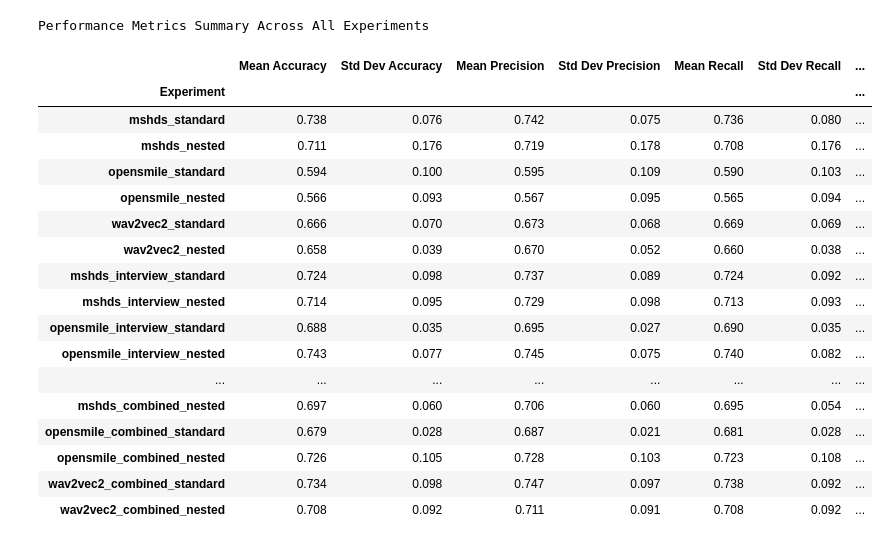
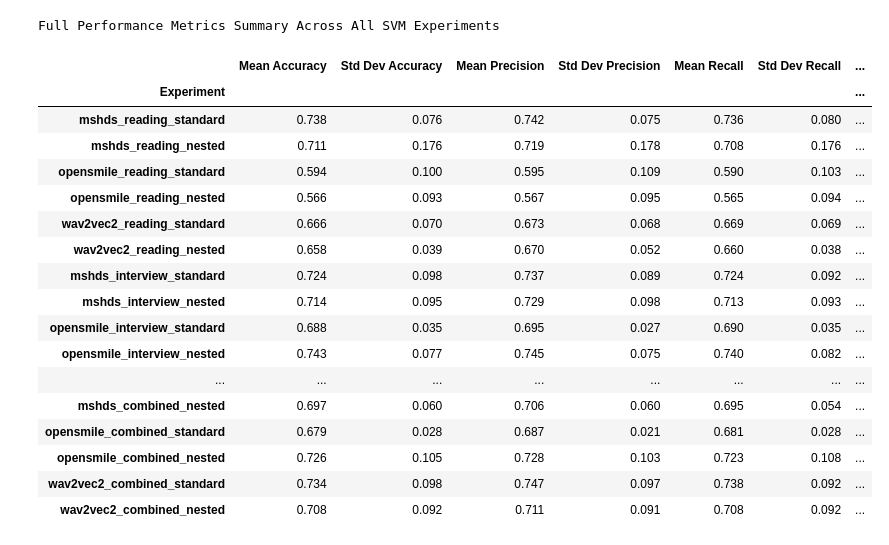
Before and after one commit to ayushpradhan-dev/robust-speech-analysis-framework, a Jupyter notebook: notebooks/03_model_evaluation.ipynb, the cells around one changed output. Cells and saved outputs as stored; diff of their text form; code cells hidden in the pictures.

```diff
--- a/notebooks/03_model_evaluation.ipynb
+++ b/notebooks/03_model_evaluation.ipynb
@@ -178,0 +27,30 @@ Prepared 'wav2vec2' feature set with X shape: (111, 768)
+# %%
+# Load all datasets
+print("--- Loading All Required Data ---")
+
+# Define path to the original raw data to get metadata
+BASE_DATA_PATH = 'E:/Dissertation_Data/Androids-Corpus' # Verify this absolute path
+
+# Define paths to all six processed feature files
+feature_paths = {
+    'mshds_reading': '../data/Processed_Features/features_mshds_reading_task.csv',
+    'opensmile_reading': '../data/Processed_Features/features_opensmile_reading_task.csv',
+    'wav2vec2_reading': '../data/Processed_Features/features_wav2vec2_reading_task.csv',
+    'mshds_interview': '../data/Processed_Features/features_mshds_interview_task_aggregated.csv',
+    'opensmile_interview': '../data/Processed_Features/features_opensmile_interview_task_aggregated.csv',
+    'wav2vec2_interview': '../data/Processed_Features/features_wav2vec2_interview_task_aggregated.csv'
+}
+
+# Load all feature sets into a dictionary
+datasets = {}
+try:
+    for name, path in feature_paths.items():
+        datasets[name] = pd.read_csv(path)
+    print("Successfully loaded all 6 feature sets.")
+except FileNotFoundError as e:
+    print(f"ERROR: A feature file was not found. Please ensure all feature extraction is complete.\n  - {e}")
+
+# Load the original metadata, which is needed for combining features and getting labels
+reading_df, _ = load_androids_corpus(BASE_DATA_PATH, verbose=False)
+participant_metadata = reading_df[['unique_participant_id', 'label', 'fold']].drop_duplicates().reset_index(drop=True)
+print("Successfully loaded participant metadata.")
@@ -234,39 +184,43 @@ Running Nested K-fold...
 # %%
 # Consolidate and Display Final Results Table
 
+# Create a single, comprehensive list of all results from the 18 experiments.
 summary_data = []
 for experiment_name, data in all_results.items():
     results_df = data['results_df']
     summary_data.append({
         'Experiment': experiment_name,
         'Mean Accuracy': results_df['accuracy'].mean(),
         'Std Dev Accuracy': results_df['accuracy'].std(),
         'Mean Precision': results_df['precision'].mean(),
         'Std Dev Precision': results_df['precision'].std(),
         'Mean Recall': results_df['recall'].mean(),
         'Std Dev Recall': results_df['recall'].std(),
         'Mean F1-Score': results_df['f1_score'].mean(),
         'Std Dev F1-Score': results_df['f1_score'].std(),
         'Mean AUC': results_df['auc'].mean(),
         'Std Dev AUC': results_df['auc'].std(),
     })
 
+# Summary DataFrame that all other cells will use.
 summary_df = pd.DataFrame(summary_data).set_index('Experiment')
 
-# Display the summary table with nice formatting
-display(summary_df.style.background_gradient(cmap='viridis', axis=0)
-                      .set_caption("Performance Metrics Summary Across All Experiments")
+# Display the full, styled table for a complete overview of all 18 experiments.
+# This is quite a large table so smaller, separate tables in next cell.
+display(summary_df.style.background_gradient(cmap='viridis', subset=[col for col in summary_df.columns if 'Mean' in col], axis=0)
+                      .background_gradient(cmap='viridis_r', subset=[col for col in summary_df.columns if 'Std Dev' in col], axis=0)
+                      .set_caption("Full Performance Metrics Summary Across All SVM Experiments")
                       .format("{:.3f}"))
 # %% [output]
-Performance Metrics Summary Across All Experiments
+Full Performance Metrics Summary Across All SVM Experiments
 |  | Mean Accuracy | Std Dev Accuracy | Mean Precision | Std Dev Precision | Mean Recall | Std Dev Recall | ... |
 | Experiment |  |  |  |  |  |  | ... |
-| mshds_standard | 0.738 | 0.076 | 0.742 | 0.075 | 0.736 | 0.080 | ... |
-| mshds_nested | 0.711 | 0.176 | 0.719 | 0.178 | 0.708 | 0.176 | ... |
-| opensmile_standard | 0.594 | 0.100 | 0.595 | 0.109 | 0.590 | 0.103 | ... |
-| opensmile_nested | 0.566 | 0.093 | 0.567 | 0.095 | 0.565 | 0.094 | ... |
-| wav2vec2_standard | 0.666 | 0.070 | 0.673 | 0.068 | 0.669 | 0.069 | ... |
-| wav2vec2_nested | 0.658 | 0.039 | 0.670 | 0.052 | 0.660 | 0.038 | ... |
+| mshds_reading_standard | 0.738 | 0.076 | 0.742 | 0.075 | 0.736 | 0.080 | ... |
+| mshds_reading_nested | 0.711 | 0.176 | 0.719 | 0.178 | 0.708 | 0.176 | ... |
+| opensmile_reading_standard | 0.594 | 0.100 | 0.595 | 0.109 | 0.590 | 0.103 | ... |
+| opensmile_reading_nested | 0.566 | 0.093 | 0.567 | 0.095 | 0.565 | 0.094 | ... |
+| wav2vec2_reading_standard | 0.666 | 0.070 | 0.673 | 0.068 | 0.669 | 0.069 | ... |
+| wav2vec2_reading_nested | 0.658 | 0.039 | 0.670 | 0.052 | 0.660 | 0.038 | ... |
 | mshds_interview_standard | 0.724 | 0.098 | 0.737 | 0.089 | 0.724 | 0.092 | ... |
 | mshds_interview_nested | 0.714 | 0.095 | 0.729 | 0.098 | 0.713 | 0.093 | ... |
 | opensmile_interview_standard | 0.688 | 0.035 | 0.695 | 0.027 | 0.690 | 0.035 | ... |
```
Also changed, not shown: parts of 23 cells of this notebook, 1 other file.
